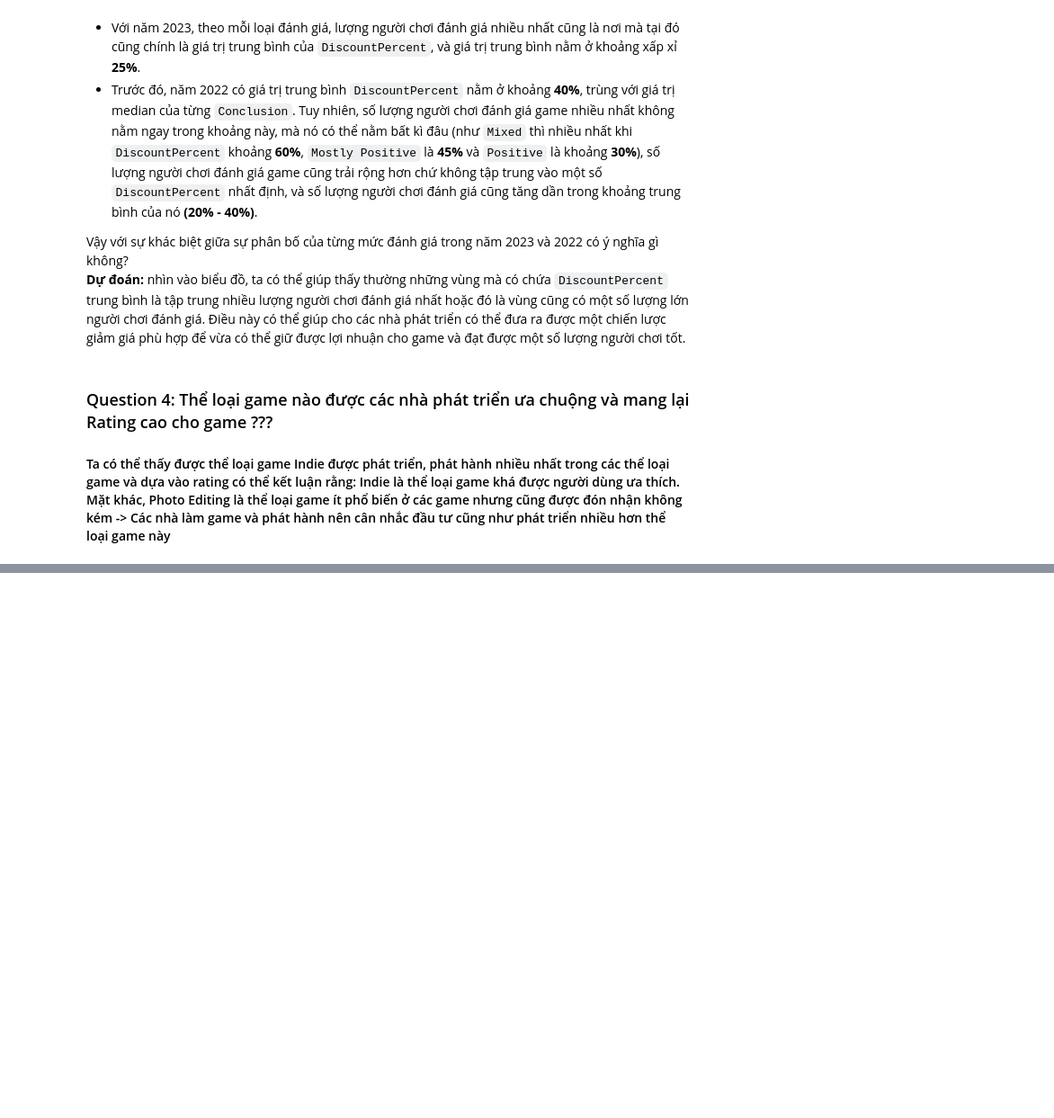
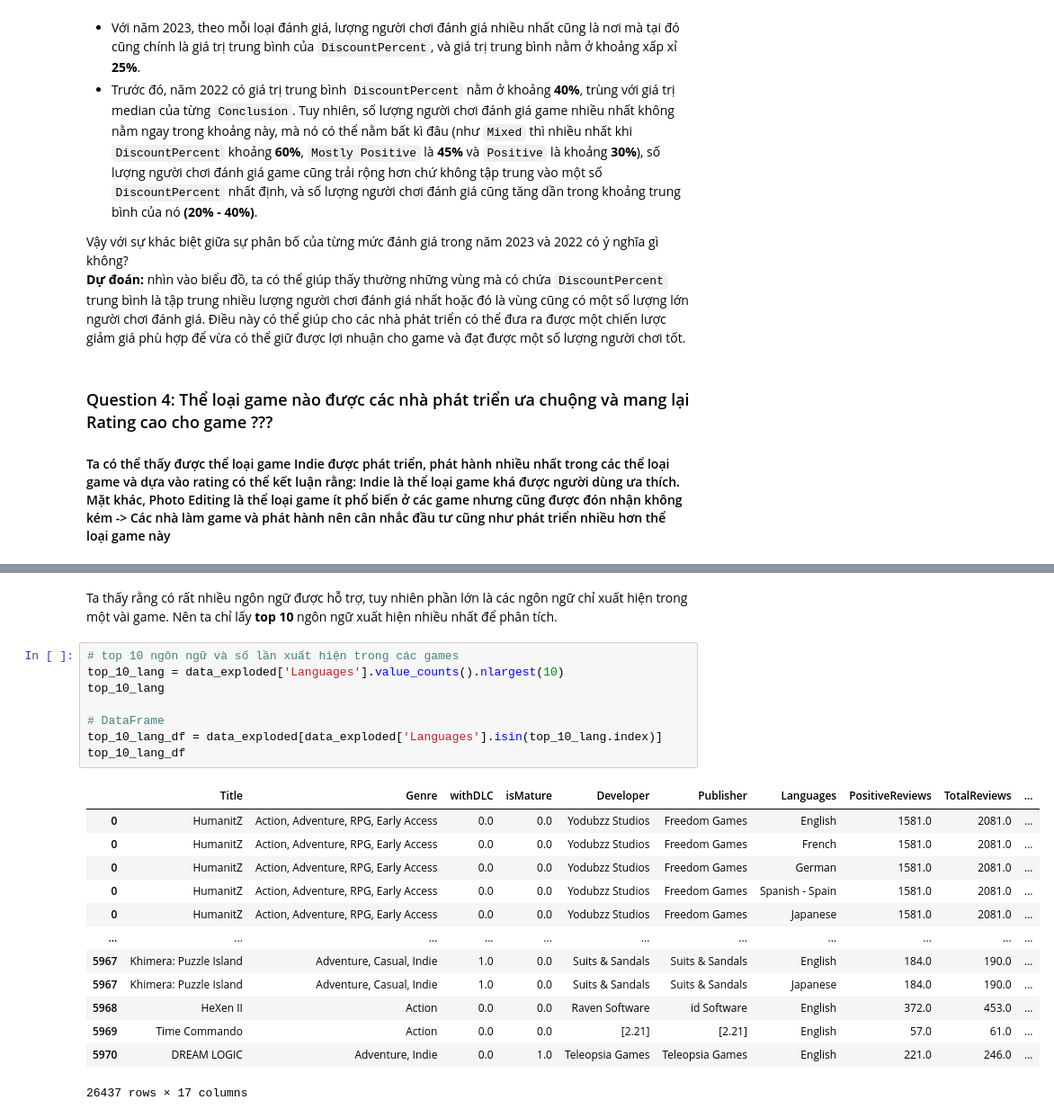
Before and after one commit to cheesepp/steam_game_ratings, a Jupyter notebook: notebooks/eda_questions.ipynb, the cells around one changed output, grey strips where cells are left out. Shown at 90% size. Drawn from its saved outputs; the diff is of its cells as text; blank space fills up the shorter version.

```diff
--- a/notebooks/eda_questions.ipynb
+++ b/notebooks/eda_questions.ipynb
@@ -426,0 +368,24 @@ plt.show()
+# %% [markdown]
+Ta thấy rằng có rất nhiều ngôn ngữ được hỗ trợ, tuy nhiên phần lớn là các ngôn ngữ chỉ xuất hiện trong một vài game. Nên ta chỉ lấy **top 10** ngôn ngữ xuất hiện nhiều nhất để phân tích.
+# %%
+# top 10 ngôn ngữ và số lần xuất hiện trong các games
+top_10_lang = data_exploded['Languages'].value_counts().nlargest(10)
+top_10_lang
+
+# DataFrame
+top_10_lang_df = data_exploded[data_exploded['Languages'].isin(top_10_lang.index)]
+top_10_lang_df
+# %% [output]
+|  | Title | Genre | withDLC | isMature | Developer | Publisher | Languages | PositiveReviews | TotalReviews | ... |
+| 0 | HumanitZ | Action, Adventure, RPG, Early Access | 0.0 | 0.0 | Yodubzz Studios | Freedom Games | English | 1581.0 | 2081.0 | ... |
+| 0 | HumanitZ | Action, Adventure, RPG, Early Access | 0.0 | 0.0 | Yodubzz Studios | Freedom Games | French | 1581.0 | 2081.0 | ... |
+| 0 | HumanitZ | Action, Adventure, RPG, Early Access | 0.0 | 0.0 | Yodubzz Studios | Freedom Games | German | 1581.0 | 2081.0 | ... |
+| 0 | HumanitZ | Action, Adventure, RPG, Early Access | 0.0 | 0.0 | Yodubzz Studios | Freedom Games | Spanish - Spain | 1581.0 | 2081.0 | ... |
+| 0 | HumanitZ | Action, Adventure, RPG, Early Access | 0.0 | 0.0 | Yodubzz Studios | Freedom Games | Japanese | 1581.0 | 2081.0 | ... |
+| ... | ... | ... | ... | ... | ... | ... | ... | ... | ... | ... |
+| 5967 | Khimera: Puzzle Island | Adventure, Casual, Indie | 1.0 | 0.0 | Suits & Sandals | Suits & Sandals | English | 184.0 | 190.0 | ... |
+| 5967 | Khimera: Puzzle Island | Adventure, Casual, Indie | 1.0 | 0.0 | Suits & Sandals | Suits & Sandals | Japanese | 184.0 | 190.0 | ... |
+| 5968 | HeXen II | Action | 0.0 | 0.0 | Raven Software | id Software | English | 372.0 | 453.0 | ... |
+| 5969 | Time Commando | Action | 0.0 | 0.0 | [2.21] | [2.21] | English | 57.0 | 61.0 | ... |
+| 5970 | DREAM LOGIC | Adventure, Indie | 0.0 | 1.0 | Teleopsia Games | Teleopsia Games | English | 221.0 | 246.0 | ... |
+26437 rows × 17 columns
```
Also changed, not shown: parts of 33 cells of this notebook, 2 other files.
